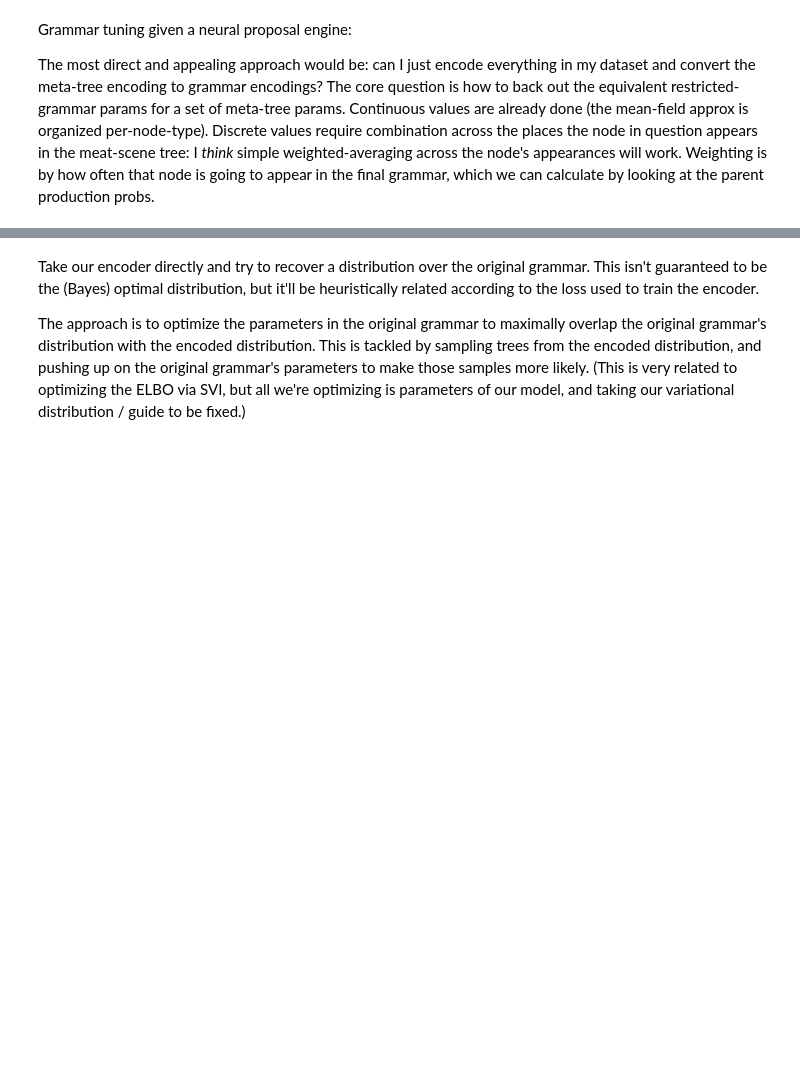
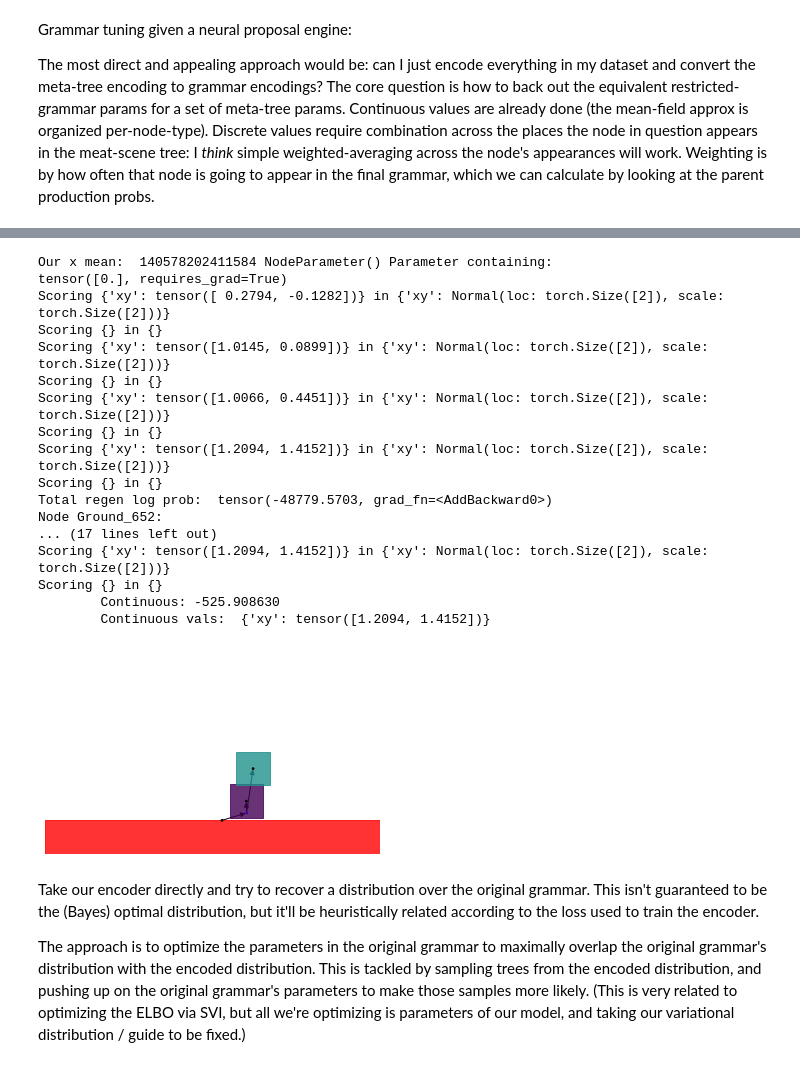
Before and after one commit to gizatt/spatial_scene_grammars, a Jupyter notebook: spatial_scene_grammars_examples/planar_box_stacks/grammar_fitting_with_grammar_encoder.ipynb, the cells around one changed output, grey strips where cells are left out. Cells and saved outputs as stored; diff of their text form; code cells hidden in the pictures; blank space fills up the shorter version.

```diff
--- a/spatial_scene_grammars_examples/planar_box_stacks/grammar_fitting_with_grammar_encoder.ipynb
+++ b/spatial_scene_grammars_examples/planar_box_stacks/grammar_fitting_with_grammar_encoder.ipynb
@@ -113,3 +134,36 @@ Err:  tensor(232.5991, grad_fn=<SumBackward0>)
+# %%
+# Test that we can regenerate a tree and that it has noninfinite log prob
+x_target = encoder.get_grammar_parameters_from_actual_tree(meta_tree, full_trees_for_training[0])
+x = encoder(observed_nodes_for_training[k])
+sampled_tree, proposal_density, _ = encoder.sample_tree_from_grammar_vector(meta_tree, x)
+regen_tree = grammar._regen_tree_under_new_params(sampled_tree, root_inst_dict)
+print("Total regen log prob: ", regen_tree.get_log_prob())
+for node in regen_tree.nodes:
+    print("Node %s:" % node.name)
+    print("\tContinuous: %f" % node.get_continuous_variable_ll().item())
+    print("\tContinuous vals: ", node.get_all_continuous_variable_values())
+    if isinstance(node, NonTerminalNode):
+        print("\tChildren: %f" % node.get_children_ll())
+draw_boxes(regen_tree, fig=plt.gcf(), ax=plt.gca(), block=False)
+# %% [output]
+Our x mean:  140578202411584 NodeParameter() Parameter containing:
+tensor([0.], requires_grad=True)
+Scoring {'xy': tensor([ 0.2794, -0.1282])} in {'xy': Normal(loc: torch.Size([2]), scale: torch.Size([2]))}
+Scoring {} in {}
+Scoring {'xy': tensor([1.0145, 0.0899])} in {'xy': Normal(loc: torch.Size([2]), scale: torch.Size([2]))}
+Scoring {} in {}
+Scoring {'xy': tensor([1.0066, 0.4451])} in {'xy': Normal(loc: torch.Size([2]), scale: torch.Size([2]))}
+Scoring {} in {}
+Scoring {'xy': tensor([1.2094, 1.4152])} in {'xy': Normal(loc: torch.Size([2]), scale: torch.Size([2]))}
+Scoring {} in {}
+Total regen log prob:  tensor(-48779.5703, grad_fn=<AddBackward0>)
+Node Ground_652:
+... (17 lines left out)
+Scoring {'xy': tensor([1.2094, 1.4152])} in {'xy': Normal(loc: torch.Size([2]), scale: torch.Size([2]))}
+Scoring {} in {}
+        Continuous: -525.908630
+        Continuous vals:  {'xy': tensor([1.2094, 1.4152])}
+[figure, added]
 # %% [markdown]
 Take our encoder directly and try to recover a distribution over the original grammar. This isn't guaranteed to be the (Bayes) optimal distribution, but it'll be heuristically related according to the loss used to train the encoder.
 
```
Also changed, not shown: parts of 5 cells of this notebook, 6 other files.
